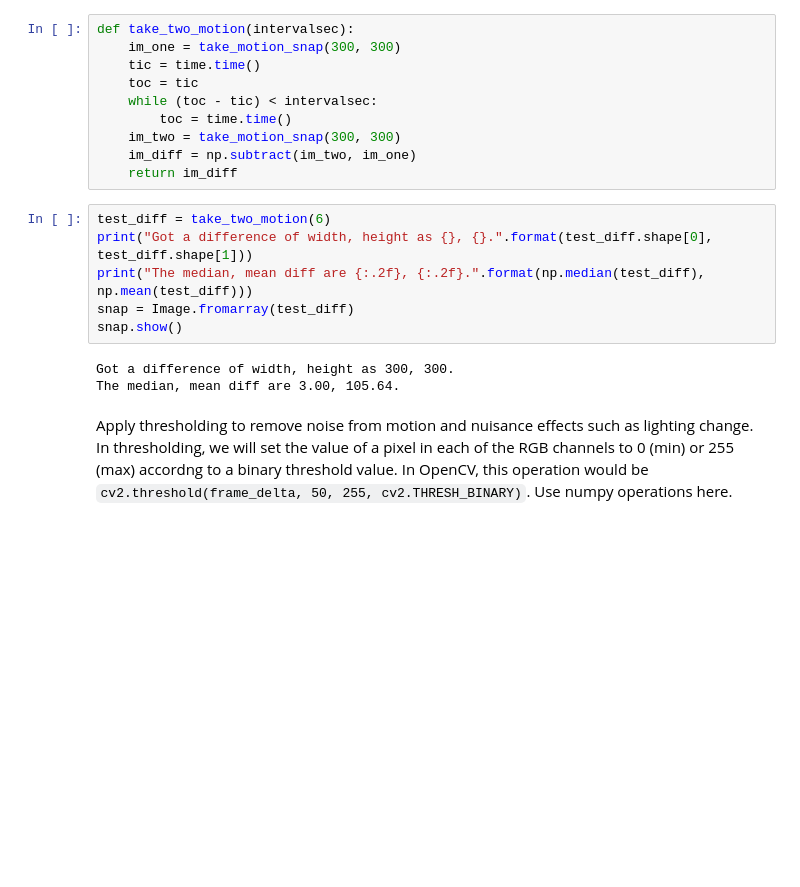
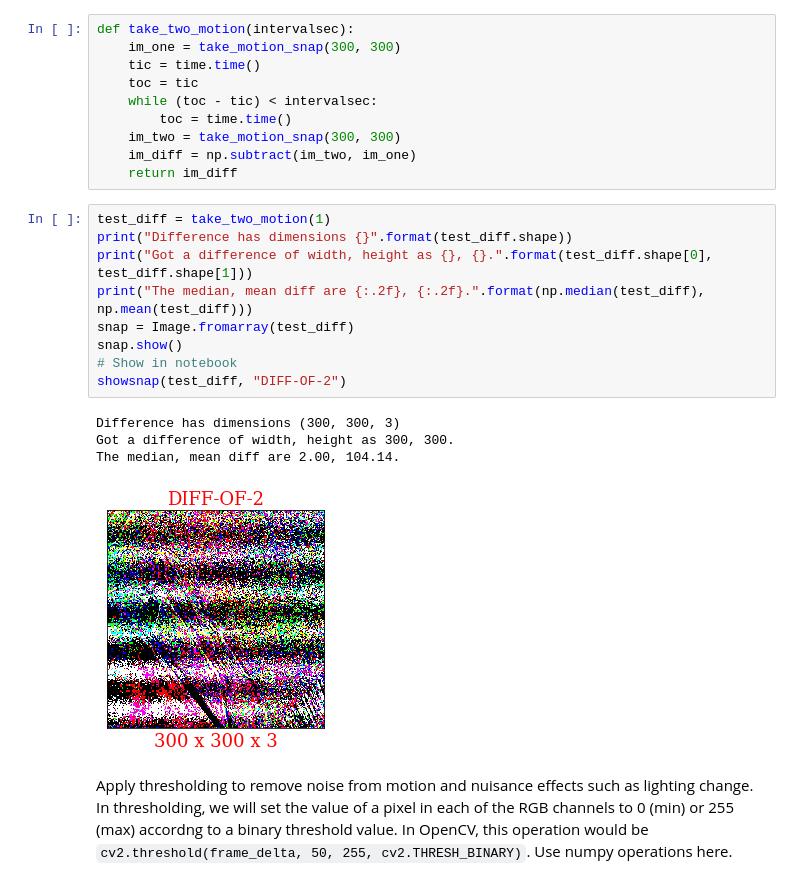
Before and after one commit to sunbee/Surveillor, a Jupyter notebook: motion.ipynb, the cells around one changed output. Cells and saved outputs as stored; diff of their text form; blank space fills up the shorter version.

````diff
--- a/motion.ipynb
+++ b/motion.ipynb
@@ -40,14 +57,19 @@ def take_two_motion(intervalsec):
     im_diff = np.subtract(im_two, im_one)
     return im_diff
 # %%
-test_diff = take_two_motion(6)
+test_diff = take_two_motion(1)
+print("Difference has dimensions {}".format(test_diff.shape))
 print("Got a difference of width, height as {}, {}.".format(test_diff.shape[0], test_diff.shape[1]))
 print("The median, mean diff are {:.2f}, {:.2f}.".format(np.median(test_diff), np.mean(test_diff)))
 snap = Image.fromarray(test_diff)
 snap.show()
+# Show in notebook
+showsnap(test_diff, "DIFF-OF-2")
 # %% [output]
+Difference has dimensions (300, 300, 3)
 Got a difference of width, height as 300, 300.
-The median, mean diff are 3.00, 105.64.
+The median, mean diff are 2.00, 104.14.
+[figure, added]
 # %% [markdown]
 Apply thresholding to remove noise from motion and nuisance effects such as lighting change. In thresholding, we will set the value of a pixel in each of the RGB channels to 0 (min) or 255 (max) accordng to a binary threshold value. In OpenCV, this operation would be ```cv2.threshold(frame_delta, 50, 255, cv2.THRESH_BINARY)```. Use numpy operations here.
 # %%
````
Also changed, not shown: parts of 12 cells of this notebook, 1 other file.
